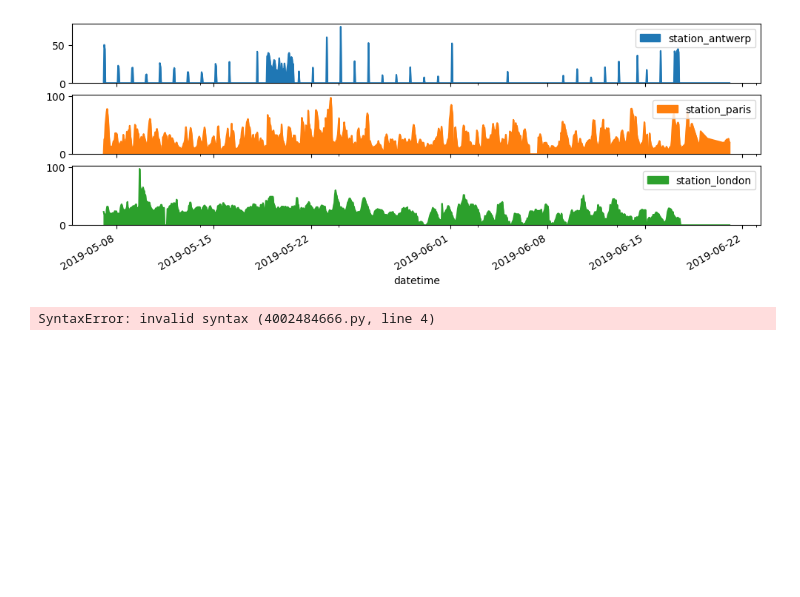
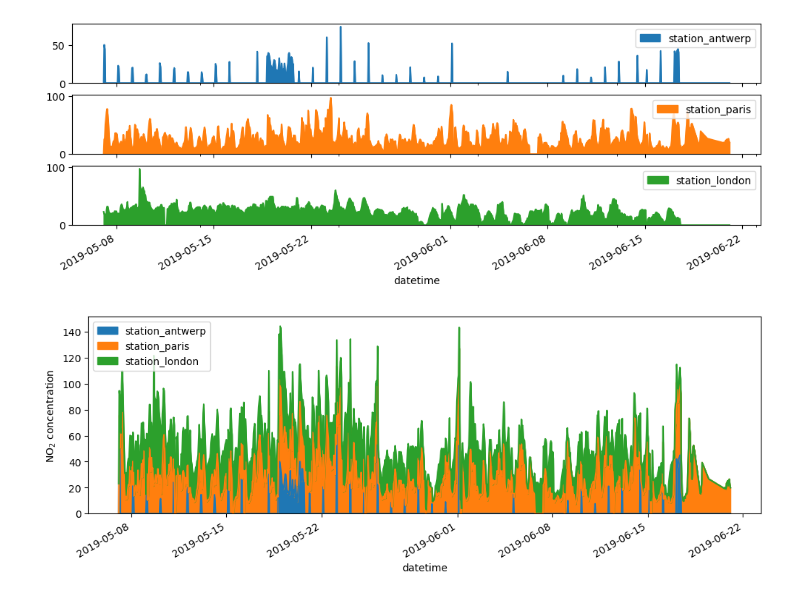
Before and after one commit to ramizqazi/Python-Pandas-Practice, a Jupyter notebook: Pandas.ipynb, the cells around one changed output. Saved outputs shown, nothing was run; the diff lists cells and outputs as text; code cells hidden in the pictures; blank space fills up the shorter version.

```diff
--- a/Pandas.ipynb
+++ b/Pandas.ipynb
@@ -655,16 +645,14 @@ In [15]: plt.show()
 # %% [output]
 [figure]
 # %%
- fig, axs = plt.subplots(figsize=(12, 4))
+fig, axs = plt.subplots(figsize=(12, 4))
 
-In [17]: air_quality.plot.area(ax=axs)
-Out[17]: <AxesSubplot: xlabel='datetime'>
+air_quality.plot.area(ax=axs)
 
-In [18]: axs.set_ylabel("NO$_2$ concentration")
-Out[18]: Text(0, 0.5, 'NO$_2$ concentration')
+axs.set_ylabel("NO$_2$ concentration")
 
-In [19]: fig.savefig("no2_concentrations.png")
+fig.savefig("no2_concentrations.png")
 
-In [20]: plt.show()
+plt.show()
 # %% [output]
-SyntaxError: invalid syntax (4002484666.py, line 4)
+[figure, added]
```
Also changed, not shown: parts of 2 cells of this notebook, 2 other files.
